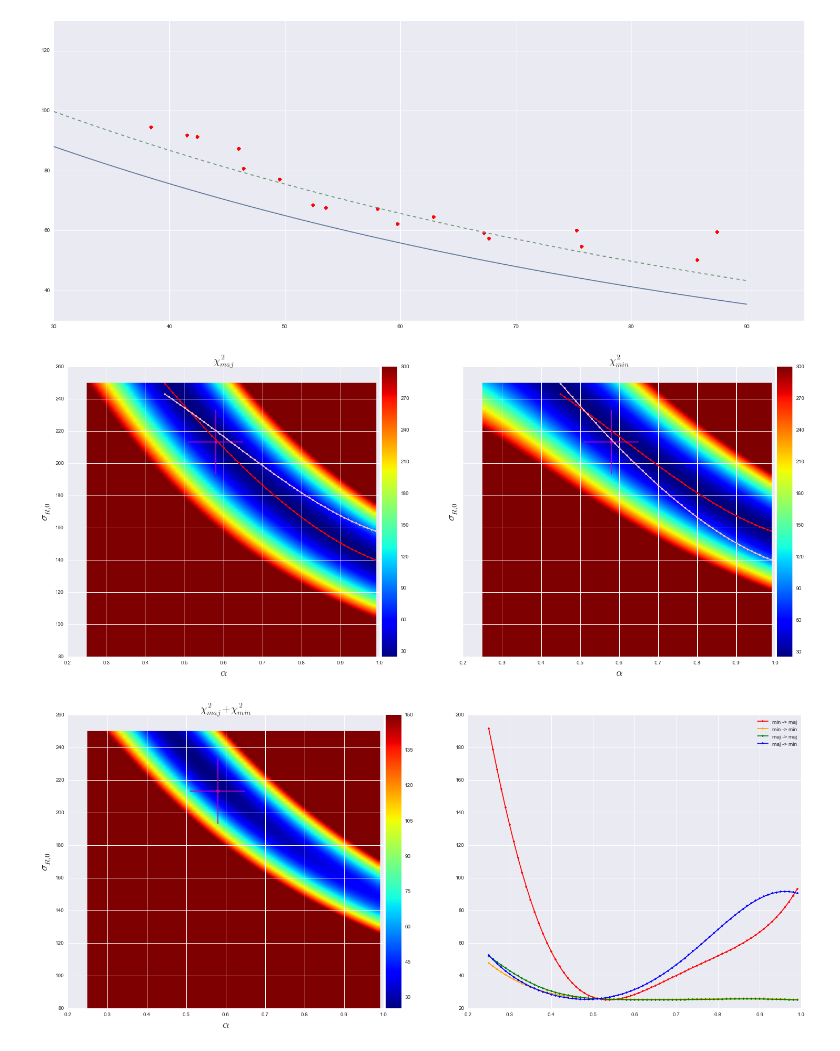
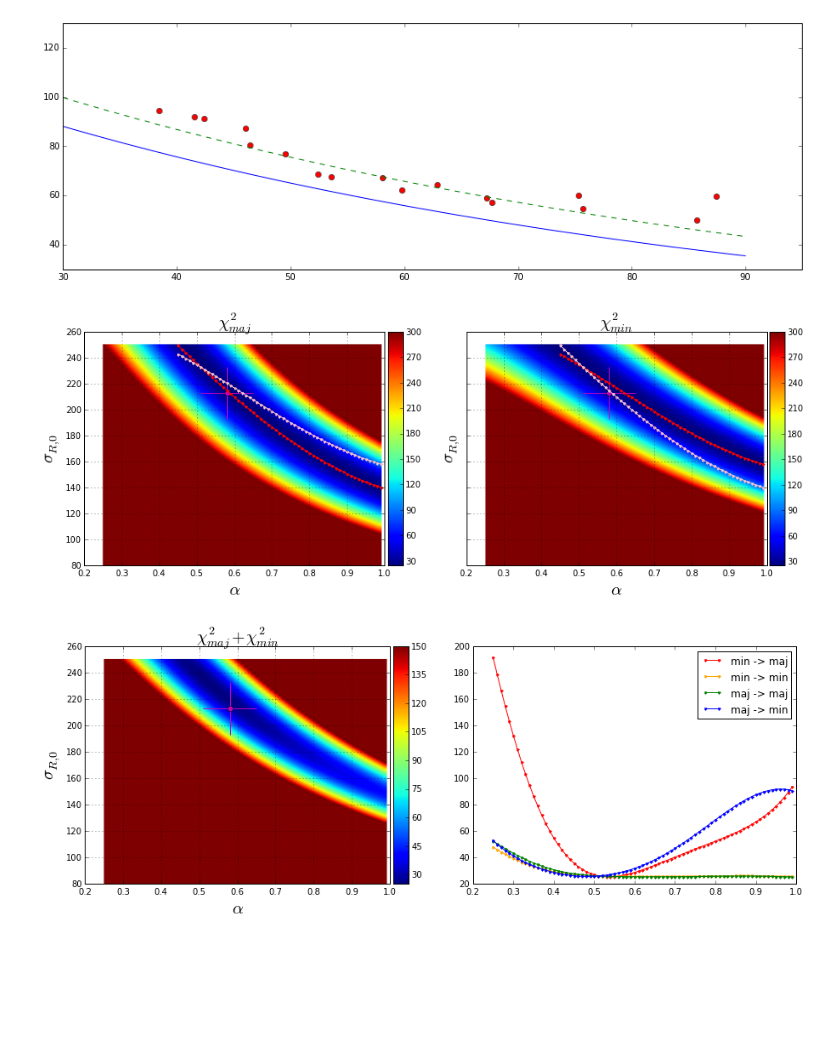
Before and after one commit to Amarchuk/2FInstability, a Jupyter notebook: notebooks/n1068_gerssen.ipynb, the cells around one changed output. Cells and saved outputs as stored; diff of their text form; code cells hidden in the pictures; blank space fills up the shorter version.

```diff
--- a/notebooks/n1068_gerssen.ipynb
+++ b/notebooks/n1068_gerssen.ipynb
@@ -1,6 +1,8 @@
 # %%
+%matplotlib inline
 import matplotlib.pyplot as plt
 import numpy as np
+from numpy import poly1d, polyfit, power
 import scipy.optimize
 from math import *
 from IPython.display import HTML
@@ -11,8 +13,8 @@ import PIL as pil
 import heapq
 import matplotlib.pylab as pylab
 pylab.rcParams['figure.figsize'] = 18, 14
-import seaborn as sns
-sns.set_palette("deep", desat=.6)
+# import seaborn as sns
+# sns.set_palette("deep", desat=.6)
 
 try:
     from PIL import Image
@@ -40,5 +42,5 @@ plt.plot()
 # %%
-pylab.rcParams['figure.figsize'] = 25, 10
+pylab.rcParams['figure.figsize'] = 15, 5
 
 #Velocity
 lu = (215, 67)
@@ -118,7 +120,7 @@ plt.ylim(30, 130)
 plt.xlim(30, 95)
 plt.show()
 # %% [output]
-[figure, old version]
+[figure, new version]
 # %%
 h_kin = 72.
 beta = 0.21
@@ -175,18 +177,18 @@ def plot_chi2_map(image, ax, log_scale=False, title='$\chi^2$', is_contour=False
         ax.set_xlabel(r'$\alpha$', size=20.)
         ax.grid(True)
 
-min_sigmas = numpy.where(image_min < image_min.min() + 10.)
+min_sigmas = np.where(image_min < image_min.min() + 10.)
 slice_alph, slice_sig = min_sigmas[1], min_sigmas[0]
 slice_alph = map(lambda l: alphas[0] + (alphas[-1] - alphas[0])*l/len(image_min[0]) , slice_alph)
 slice_sig = map(lambda l: sigmas[0] + (sigmas[-1] - sigmas[0])*l/len(image_min), slice_sig)
 poly_slice_min = poly1d(polyfit(slice_alph, slice_sig, deg=3))
-maj_sigmas = numpy.where(image_maj < image_maj.min() + 10.)
+maj_sigmas = np.where(image_maj < image_maj.min() + 10.)
 slice_alph, slice_sig = maj_sigmas[1], maj_sigmas[0]
 slice_alph = map(lambda l: alphas[0] + (alphas[-1] - alphas[0])*l/len(image_maj[0]) , slice_alph)
 slice_sig = map(lambda l: sigmas[0] + (sigmas[-1] - sigmas[0])*l/len(image_maj), slice_sig)
 poly_slice_maj = poly1d(polyfit(slice_alph, slice_sig, deg=3))
 
-fig, axes = plt.subplots(nrows=1, ncols=2, sharex=False, sharey=True, figsize=[25,10])
+fig, axes = plt.subplots(nrows=1, ncols=2, sharex=False, sharey=True, figsize=[15,5])
 plot_chi2_map(image_maj, axes[0], log_scale=False, title='$\chi^2_{maj}$', is_contour=False, vmax=300.)
 plot_chi2_map(image_min, axes[1], log_scale=False, title='$\chi^2_{min}$', is_contour=False, vmax=300.)
 axes[0].plot(0.58, 213., 'o', color='m')
@@ -196,36 +198,36 @@ axes[0].plot(alphas[20:], map(poly_slice_min, alphas[20:]), '.-', label = 'min -
 axes[1].plot(0.58, 213., 'o', color='m')
 axes[1].errorbar(0.58, 213., xerr=0.07, yerr=20., fmt='.', marker='.', mew=0, color='m')
 axes[1].plot(alphas[20:], map(poly_slice_min, alphas[20:]), '.-', label = 'min -> min', color='red')
 axes[1].plot(alphas[20:], map(poly_slice_maj, alphas[20:]), '.-', label = 'maj -> min', color='pink')
 plt.show()
 
-fig, axes = plt.subplots(nrows=1, ncols=2, sharex=False, sharey=False, figsize=[25,10])
+fig, axes = plt.subplots(nrows=1, ncols=2, sharex=False, sharey=False, figsize=[15,5])
 plot_chi2_map((image_min + image_maj)/2, axes[0], log_scale=False, title='$\chi^2_{maj}+\chi^2_{min}$', is_contour=False, vmax=150.)
 axes[0].plot(0.58, 213., 'o', color='m')
 axes[0].errorbar(0.58, 213., xerr=0.07, yerr=20., fmt='.', marker='.', mew=0, color='m')
 
 err_maj_1, err_maj_2 = [], []
 err_min_1, err_min_2 = [], []
 for al in alphas:
     global alpha, sigR_0
     alpha = al
     sigR_0 = poly_slice_min(alpha)
     err_maj_1.append(sum(power([sig_maj_exp(p[0]) - p[1] for p in sig_maj_data], 2))/len(sig_maj_data))
     err_min_1.append(sum(power([sig_min_exp(p[0]) - p[1] for p in sig_min_data], 2))/len(sig_min_data))
     sigR_0 = poly_slice_maj(alpha)
     err_maj_2.append(sum(power([sig_maj_exp(p[0]) - p[1] for p in sig_maj_data], 2))/len(sig_maj_data))
     err_min_2.append(sum(power([sig_min_exp(p[0]) - p[1] for p in sig_min_data], 2))/len(sig_min_data))
 
 axes[1].plot(alphas, err_maj_1, '.-', label = 'min -> maj', color= 'red')
 axes[1].plot(alphas, err_min_1, '.-', label = 'min -> min', color='orange')
 axes[1].plot(alphas, err_maj_2, '.-', label = 'maj -> maj', color= 'green')
 axes[1].plot(alphas, err_min_2, '.-', label = 'maj -> min', color='blue')
 axes[1].legend()
 
 plt.show()
 # %% [output]
-[figure, old version]
+[figure, new version]
-[figure, old version]
+[figure, new version]
 # %%
 alphas = np.arange(0.4, 0.8, 0.1)
 sigmas = np.arange(150., 250., 15.)
```
Also changed, not shown: parts of 15 cells of this notebook, 1 other file.
